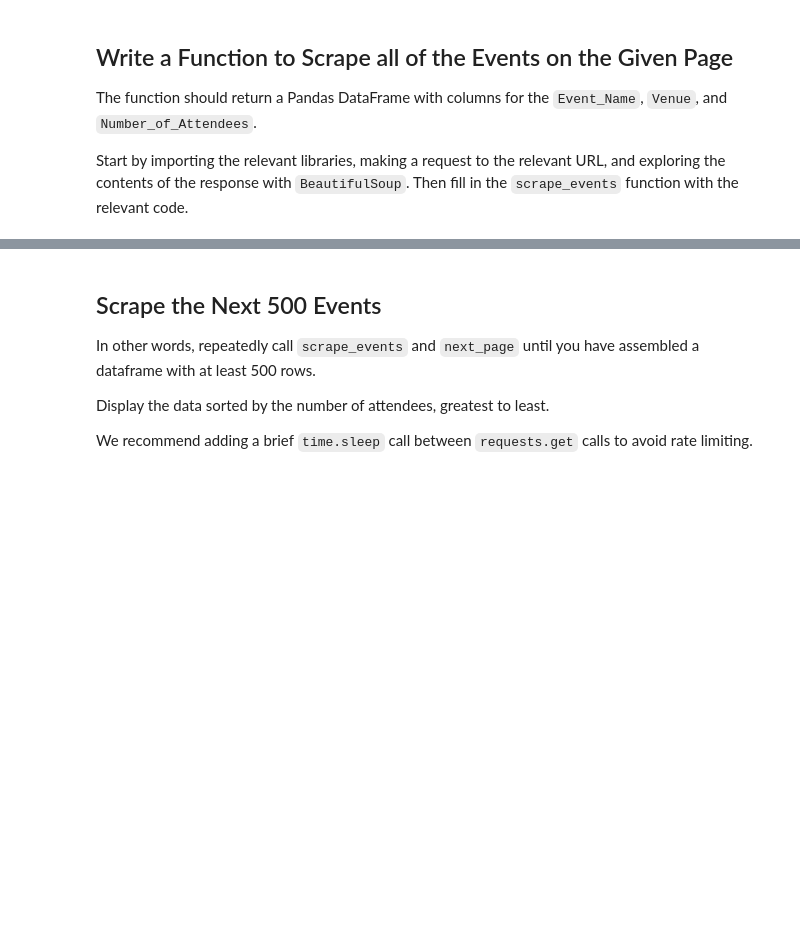
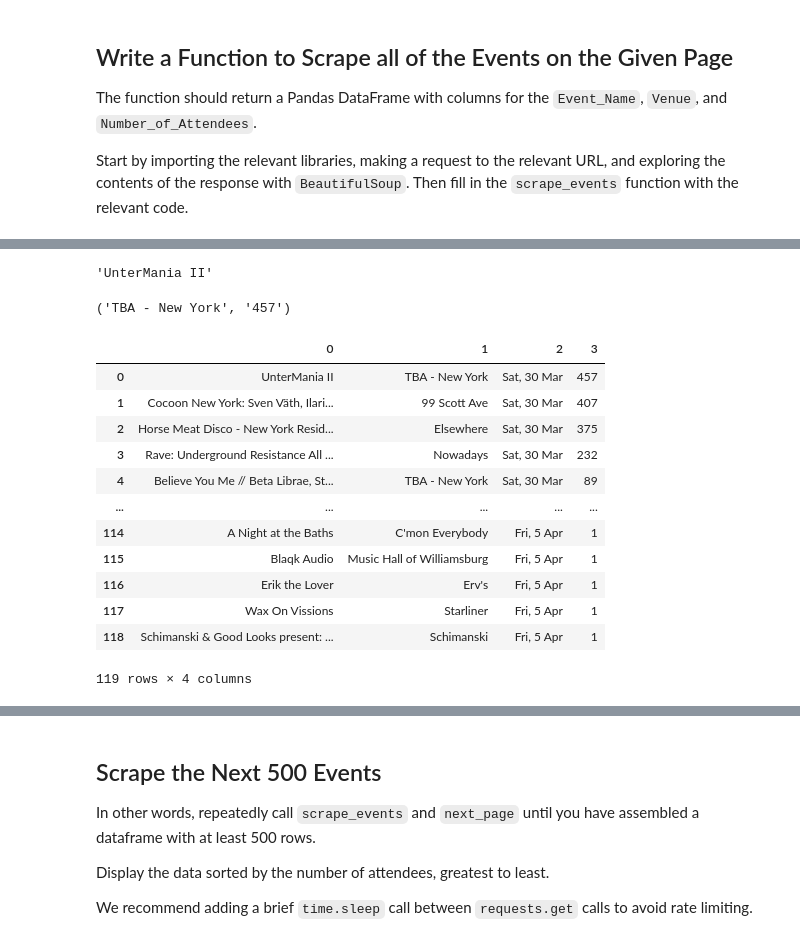
Before and after one commit to learn-co-curriculum/dsc-scraping-concerts-lab, a Jupyter notebook: index.ipynb, the cells around one changed output, grey strips where cells are left out. Saved outputs shown, nothing was run; the diff lists cells and outputs as text; code cells hidden in the pictures; blank space fills up the shorter version.

Commit message:
rewrite the code to get accurate data from scraping

```diff
--- a/index.ipynb
+++ b/index.ipynb
@@ -35,5 +40,8 @@ Start by importing the relevant libraries, making a request to the relevant URL,
 EVENTS_PAGE_URL = "https://web.archive.org/web/20210326225933/https://ra.co/events/us/newyork?week=2019-03-30"
 
 # Exploration: making the request and parsing the response
+response = requests.get(EVENTS_PAGE_URL)
+soup = BeautifulSoup(response.content, "html.parser")
 # %%
 # Find the container with event listings in it
+event_container = soup.find('li', class_='Column-sc-18hsrnn-0 gnwWng')
@@ -59,0 +95,65 @@ def scrape_events(events_page_url):
+# %%
+# We need to iterate each item in events_all list to get the event info for each event in that date.
+
+event_list_firstdate = events_all[0].find_all('li', class_='Column-sc-18hsrnn-0 jHShKh')
+event_name = event_list_firstdate[0].find('a', attrs = {'data-test-id': 'event-listing-heading'}).text
+event_name
+# %% [output]
+'UnterMania II'
+# %%
+# Extract venue, and number of attendees from one of the
+# events within that container
+# Both venue and number of attendees are in a 'div' class_='Box-omzyfs-0 sc-AxjAm fCFvgO
+# with venue in 'div', class_='Box-omzyfs-0 sc-AxjAm fOOuYI'
+# and number of attendees in 'span', class_='Text-sc-1t0gn2o-0 hhfigA'
+
+venue = event_list_firstdate[0].find('div', class_='Box-omzyfs-0 sc-AxjAm fCFvgO').find('div', class_='Box-omzyfs-0 sc-AxjAm fOOuYI')
+attendee = event_list_firstdate[0].find('div', class_='Box-omzyfs-0 sc-AxjAm fCFvgO').find_all('span', class_='Text-sc-1t0gn2o-0 hhfigA')
+venue.text, attendee[-1].text
+# %% [output]
+('TBA - New York', '457')
+# %%
+# Loop over all of the event entries, extract this information
+# from each, and assemble a dataframe
+# Loop over all date containers on the page
+
+# NOTE : there is a case where the number of attendees will mark with something like 1.8K. It will be necessary to calculate it to a number.
+units = {'K': 10^3, 'M': 10^6, 'B': 10^9}
+event_info = []
+for events in events_all:
+    for event in events.find_all('li', class_='Column-sc-18hsrnn-0 jHShKh'):
+        date = events.find('h3', class_='Box-omzyfs-0 Heading__StyledBox-sc-120pa9w-0 fwuoVk').text[1:]
+        name = event.find('a', attrs = {'data-test-id': 'event-listing-heading'}).text
+        venue_container = event.find('div', class_='Box-omzyfs-0 sc-AxjAm fCFvgO').find('div', class_='Box-omzyfs-0 sc-AxjAm fOOuYI')
+        attendees = event.find('div', class_='Box-omzyfs-0 sc-AxjAm fCFvgO').find_all('span', class_='Text-sc-1t0gn2o-0 hhfigA')
+        if venue_container:
+            venue = venue_container.text
+        else:
+            venue = np.nan
+        if attendees:
+            try:
+                attd_num = int(attendees[-1].text)
+            except ValueError:
+                unit = attendees[-1].text[-1]
+                attd_num = int((float(attendees[-1].text[:-1])) * units[unit])
+            attd_num = attendees[-1].text
+        else:
+            attd_num = np.nan
+        info_list = [name, venue, date, attd_num]
+        event_info.append(info_list)
+df = pd.DataFrame(event_info)
+df
+# %% [output]
+|  | 0 | 1 | 2 | 3 |
+| 0 | UnterMania II | TBA - New York | Sat, 30 Mar | 457 |
+| 1 | Cocoon New York: Sven Väth, Ilari... | 99 Scott Ave | Sat, 30 Mar | 407 |
+| 2 | Horse Meat Disco - New York Resid... | Elsewhere | Sat, 30 Mar | 375 |
+| 3 | Rave: Underground Resistance All ... | Nowadays | Sat, 30 Mar | 232 |
+| 4 | Believe You Me // Beta Librae, St... | TBA - New York | Sat, 30 Mar | 89 |
+| ... | ... | ... | ... | ... |
+| 114 | A Night at the Baths | C'mon Everybody | Fri, 5 Apr | 1 |
+| 115 | Blaqk Audio | Music Hall of Williamsburg | Fri, 5 Apr | 1 |
+| 116 | Erik the Lover | Erv's | Fri, 5 Apr | 1 |
+| 117 | Wax On Vissions | Starliner | Fri, 5 Apr | 1 |
+| 118 | Schimanski & Good Looks present: ... | Schimanski | Fri, 5 Apr | 1 |
+119 rows × 4 columns
```
Also changed, not shown: parts of 18 cells of this notebook.
